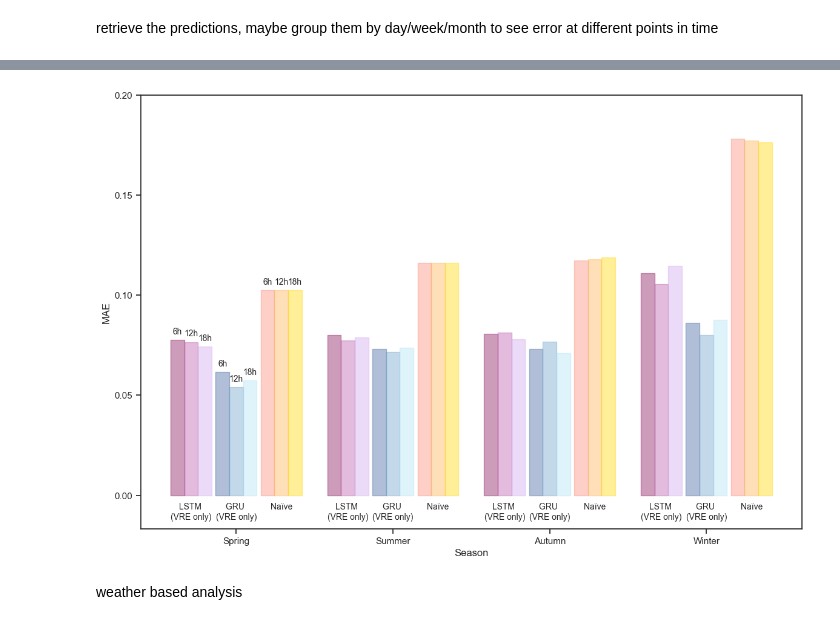
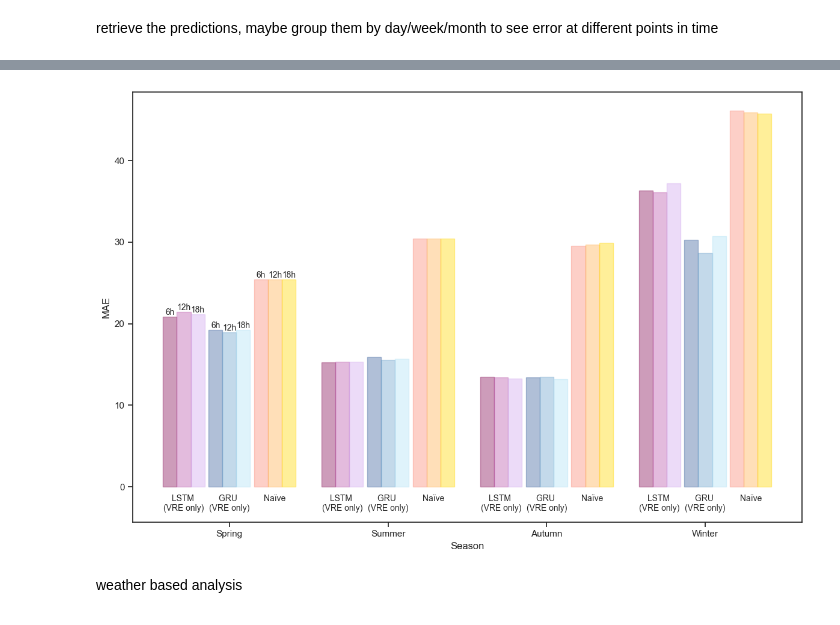
Before and after one commit to valentin-17/epf, a Jupyter notebook: notebooks/other_data_viz.ipynb, the cells around one changed output, grey strips where cells are left out. Saved outputs shown, nothing was run; the diff lists cells and outputs as text; code cells hidden in the pictures.

```diff
--- a/notebooks/other_data_viz.ipynb
+++ b/notebooks/other_data_viz.ipynb
@@ -230,16 +256,0 @@ data = pd.concat([train_df, validation_df, test_df], axis=0)
-# %%
-# this is only for viusalization purposes, mae and rmse are calculated based on the data DataFrame one cell above
-
-train_min = model_obj['train_min']
-train_max = model_obj['train_max']
-seasonal_component = model_obj['seasonal']
-
-# denormalize the data
-data_denorm = (data * (train_max - train_min)) + train_min
-
-for col, mstl in seasonal_component.items():
-    if col not in data_denorm.columns:
-        continue
-    original_col = col.replace('_rm_seasonal', '')
-    data_denorm[original_col] = data_denorm[col] + sum(mstl.seasonal[f'seasonal_{p}'] for p in (24, 168))
-    data_denorm.drop(columns=[col], inplace=True)
@@ -263,22 +273,21 @@ retrieve the predictions, maybe group them by day/week/month to see error at dif
 import pandas as pd
 import pickle as pkl
 from epf.util import predict_with_timestamps
-from datetime import datetime, timezone
 import matplotlib.pyplot as plt
 import seaborn as sns
 import numpy as np
 
-with open("../models/lstm_vre_sl.pkl", "rb") as f:
+with open("../models/shifted_lstm_vre.pkl", "rb") as f:
     lstm_model_obj = pkl.load(f)
 
-with open("../models/gru_vre_sl.pkl", "rb") as f:
+with open("../models/shifted_gru_vre.pkl", "rb") as f:
     gru_model_obj = pkl.load(f)
 
 lstm_preds, lstm_trues = predict_with_timestamps(lstm_model_obj)
 gru_preds, gru_trues = predict_with_timestamps(gru_model_obj)
 # %%
 # create a naive forecast by forecasting at each hour the price of the same hour from the previous week and flatten the naive predictions into one row of the dataframe making each row of the df a 24 hour forecast
-y = data['de_prices_hat_rm_seasonal']
+y = data['de_prices']
 
 horizons = range(1, 25)
 col_names = [f't+{h}' for h in horizons]
@@ -471,35 +497,34 @@ for i, season in enumerate(seasons):
 ymin, ymax = ax.get_ylim()
 label_y = ymin - 0.05 * (ymax - ymin)
 for i, season in enumerate(seasons):
     for mi, model in enumerate(model_order):
         # center of model group
         start = (
             x[i]
             - group_width / 2
             + mi * (model_group_width + group_gap)
             + 1.5 * bar_width
         )
         text = model.replace('(', '\n(') if '(' in model else model
         ax.text(
             start, label_y * 0.4,
             text,
             ha='center',
             va='top',
             fontsize=10
         )
 
 ax.set_xticks(x)
 ax.set_xticklabels(seasons)
 ax.set_ylabel("MAE")
 ax.set_xlabel("Season")
 ax.set_ylim(bottom=label_y * 1.8)
 plt.tight_layout()
-plt.yticks([0, 0.05, 0.1, 0.15, 0.2])
 
 plt.savefig("../reports/figures/mae_by_season_and_hour_single_layer.pdf", dpi=300, bbox_inches='tight')
 plt.show()
 # %% [output]
-[figure, old version]
+[figure, new version]
 # %% [markdown]
 weather based analysis
 # %%
```
Also changed, not shown: parts of 9 cells of this notebook, 15 other files.
